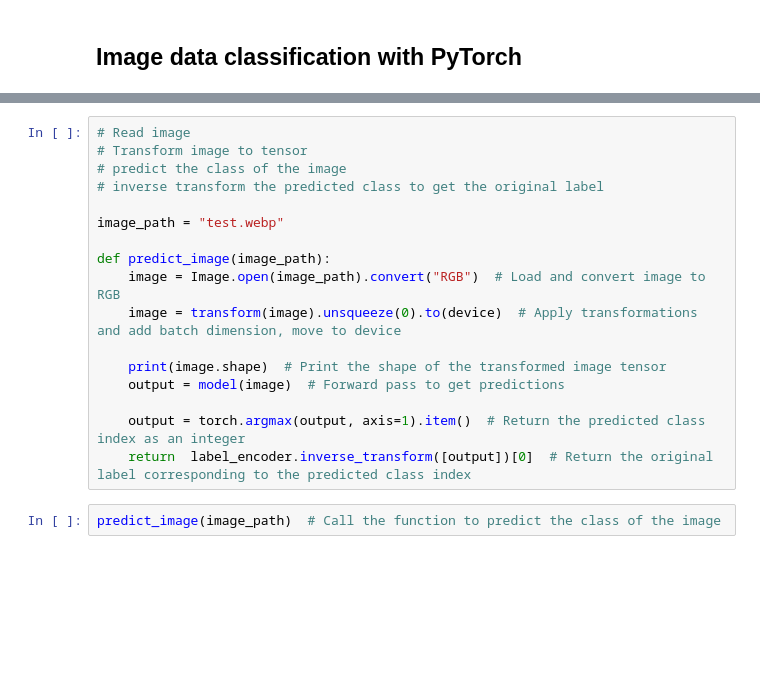
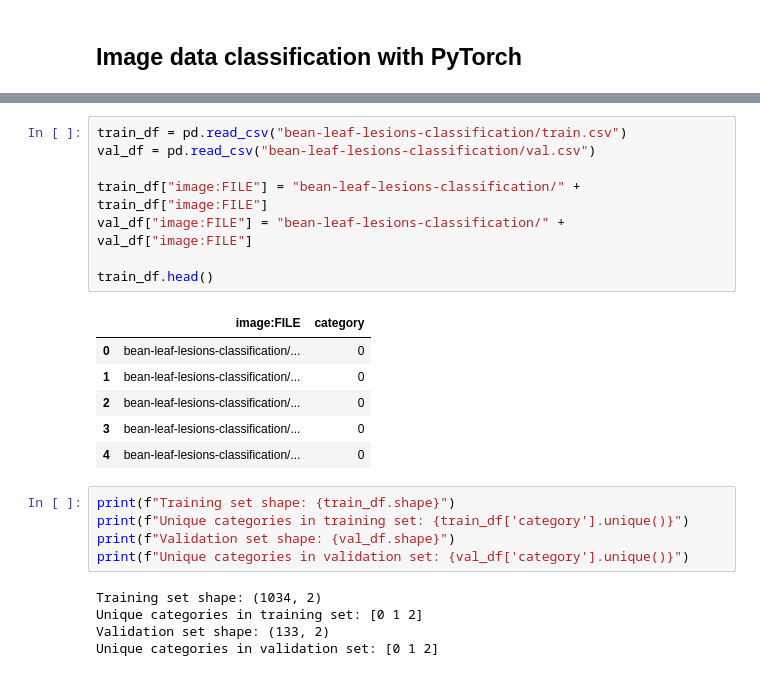
Before and after one commit to LovepreetSinghGhuman/PyTorch_Training, a Jupyter notebook: ImageClassPreTrained.ipynb, the cells around one changed output, grey strips where cells are left out. Saved outputs shown, nothing was run; the diff lists cells and outputs as text; blank space fills up the shorter version.

Commit message:
Updating code (using google models)

```diff
--- a/ImageClassPreTrained.ipynb
+++ b/ImageClassPreTrained.ipynb
@@ -246,19 +58,25 @@ plt.show()  # Show the plots
-# %%
-# Read image
-# Transform image to tensor
-# predict the class of the image
-# inverse transform the predicted class to get the original label
-
-image_path = "test.webp"
-
-def predict_image(image_path):
-    image = Image.open(image_path).convert("RGB")  # Load and convert image to RGB
-    image = transform(image).unsqueeze(0).to(device)  # Apply transformations and add batch dimension, move to device
-
-    print(image.shape)  # Print the shape of the transformed image tensor
-    output = model(image)  # Forward pass to get predictions
-
-    output = torch.argmax(output, axis=1).item()  # Return the predicted class index as an integer
-    return  label_encoder.inverse_transform([output])[0]  # Return the original label corresponding to the predicted class index
-# %%
-predict_image(image_path)  # Call the function to predict the class of the image
+# %%
+train_df = pd.read_csv("bean-leaf-lesions-classification/train.csv")
+val_df = pd.read_csv("bean-leaf-lesions-classification/val.csv")
+
+train_df["image:FILE"] = "bean-leaf-lesions-classification/" + train_df["image:FILE"]
+val_df["image:FILE"] = "bean-leaf-lesions-classification/" + val_df["image:FILE"]
+
+train_df.head()
+# %% [output]
+|  | image:FILE | category |
+| 0 | bean-leaf-lesions-classification/... | 0 |
+| 1 | bean-leaf-lesions-classification/... | 0 |
+| 2 | bean-leaf-lesions-classification/... | 0 |
+| 3 | bean-leaf-lesions-classification/... | 0 |
+| 4 | bean-leaf-lesions-classification/... | 0 |
+# %%
+print(f"Training set shape: {train_df.shape}")
+print(f"Unique categories in training set: {train_df['category'].unique()}")
+print(f"Validation set shape: {val_df.shape}")
+print(f"Unique categories in validation set: {val_df['category'].unique()}")
+# %% [output]
+Training set shape: (1034, 2)
+Unique categories in training set: [0 1 2]
+Validation set shape: (133, 2)
+Unique categories in validation set: [0 1 2]
```
Also changed, not shown: parts of 34 cells of this notebook.
